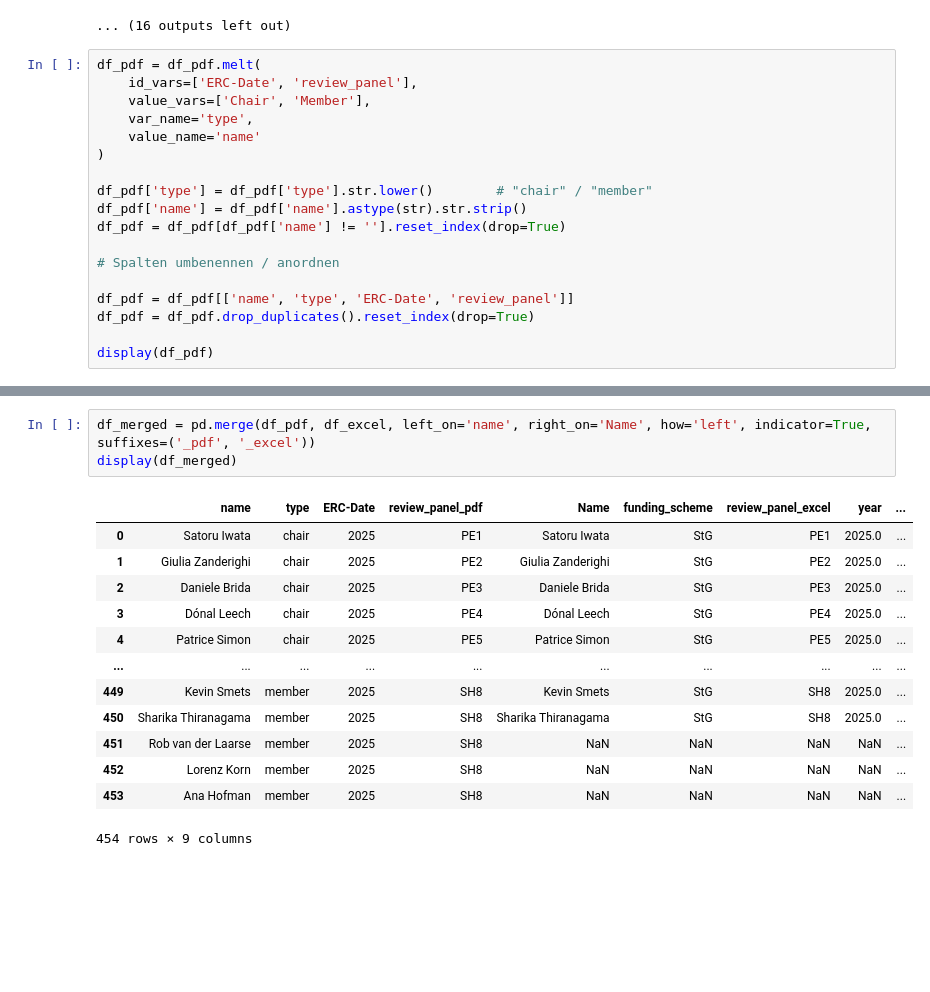
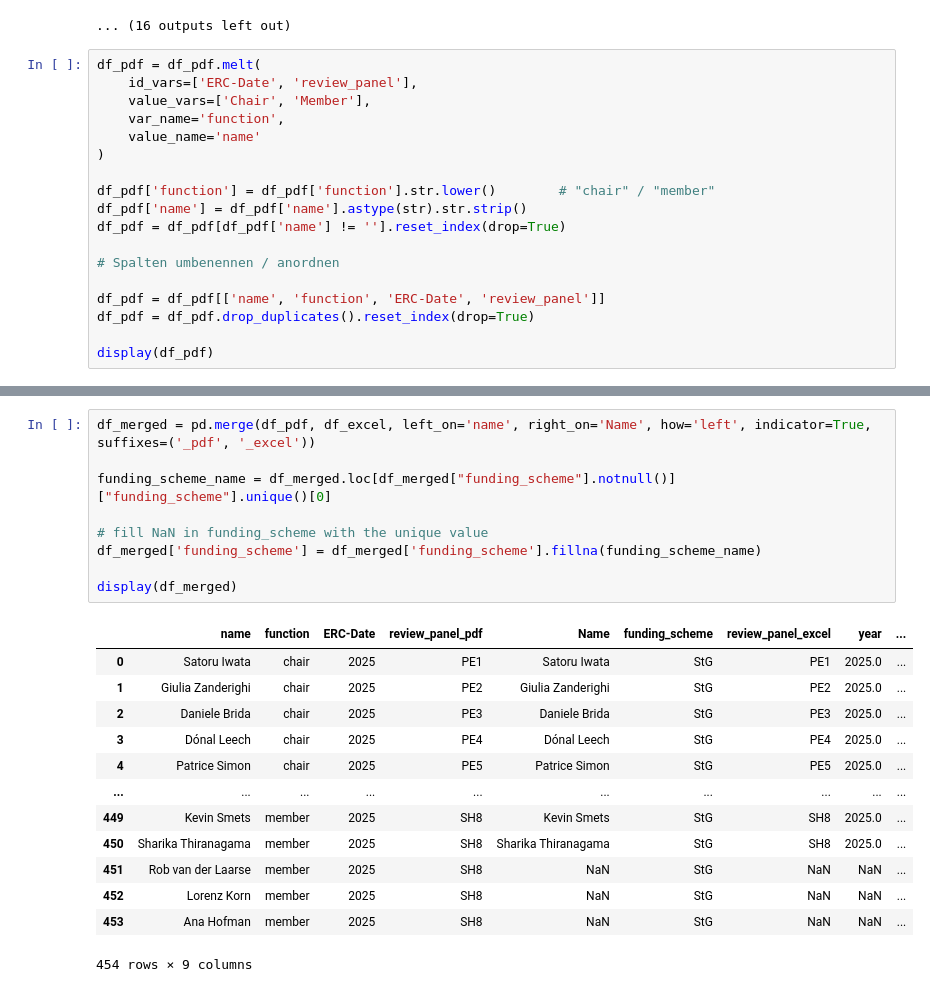
Before and after one commit to RATFIVE/GEOMAR-ERC, a Jupyter notebook: notebooks/test_extracting_data_pdf.ipynb, the cells around one changed output, grey strips where cells are left out. Cells and saved outputs as stored; diff of their text form; blank space fills up the shorter version.

```diff
--- a/notebooks/test_extracting_data_pdf.ipynb
+++ b/notebooks/test_extracting_data_pdf.ipynb
@@ -260,17 +260,17 @@ for chair in df_pdf['Chair'].unique():
 df_pdf = df_pdf.melt(
     id_vars=['ERC-Date', 'review_panel'],
     value_vars=['Chair', 'Member'],
-    var_name='type',
+    var_name='function',
     value_name='name'
 )
 
-df_pdf['type'] = df_pdf['type'].str.lower()        # "chair" / "member"
+df_pdf['function'] = df_pdf['function'].str.lower()        # "chair" / "member"
 df_pdf['name'] = df_pdf['name'].astype(str).str.strip()
 df_pdf = df_pdf[df_pdf['name'] != ''].reset_index(drop=True)
 
 # Spalten umbenennen / anordnen
 
-df_pdf = df_pdf[['name', 'type', 'ERC-Date', 'review_panel']]
+df_pdf = df_pdf[['name', 'function', 'ERC-Date', 'review_panel']]
 df_pdf = df_pdf.drop_duplicates().reset_index(drop=True)
 
 display(df_pdf)
@@ -290,9 +290,15 @@ display(df_pdf)
 454 rows × 4 columns
 # %%
 df_merged = pd.merge(df_pdf, df_excel, left_on='name', right_on='Name', how='left', indicator=True, suffixes=('_pdf', '_excel'))
+
+funding_scheme_name = df_merged.loc[df_merged["funding_scheme"].notnull()]["funding_scheme"].unique()[0]
+
+# fill NaN in funding_scheme with the unique value
+df_merged['funding_scheme'] = df_merged['funding_scheme'].fillna(funding_scheme_name)
+
 display(df_merged)
 # %% [output]
-|  | name | type | ERC-Date | review_panel_pdf | Name | funding_scheme | review_panel_excel | year | ... |
+|  | name | function | ERC-Date | review_panel_pdf | Name | funding_scheme | review_panel_excel | year | ... |
 | 0 | Satoru Iwata | chair | 2025 | PE1 | Satoru Iwata | StG | PE1 | 2025.0 | ... |
 | 1 | Giulia Zanderighi | chair | 2025 | PE2 | Giulia Zanderighi | StG | PE2 | 2025.0 | ... |
 | 2 | Daniele Brida | chair | 2025 | PE3 | Daniele Brida | StG | PE3 | 2025.0 | ... |
@@ -301,8 +307,8 @@ display(df_merged)
 | ... | ... | ... | ... | ... | ... | ... | ... | ... | ... |
 | 449 | Kevin Smets | member | 2025 | SH8 | Kevin Smets | StG | SH8 | 2025.0 | ... |
 | 450 | Sharika Thiranagama | member | 2025 | SH8 | Sharika Thiranagama | StG | SH8 | 2025.0 | ... |
-| 451 | Rob van der Laarse | member | 2025 | SH8 | NaN | NaN | NaN | NaN | ... |
-| 452 | Lorenz Korn | member | 2025 | SH8 | NaN | NaN | NaN | NaN | ... |
-| 453 | Ana Hofman | member | 2025 | SH8 | NaN | NaN | NaN | NaN | ... |
+| 451 | Rob van der Laarse | member | 2025 | SH8 | NaN | StG | NaN | NaN | ... |
+| 452 | Lorenz Korn | member | 2025 | SH8 | NaN | StG | NaN | NaN | ... |
+| 453 | Ana Hofman | member | 2025 | SH8 | NaN | StG | NaN | NaN | ... |
 454 rows × 9 columns
 # %%
```
Also changed, not shown: parts of 3 cells of this notebook.
